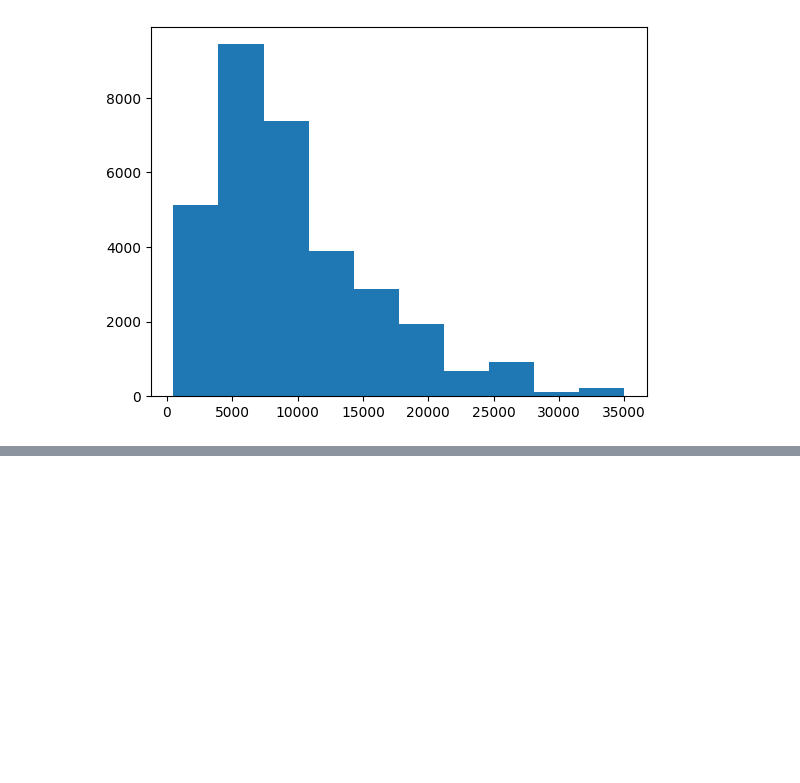
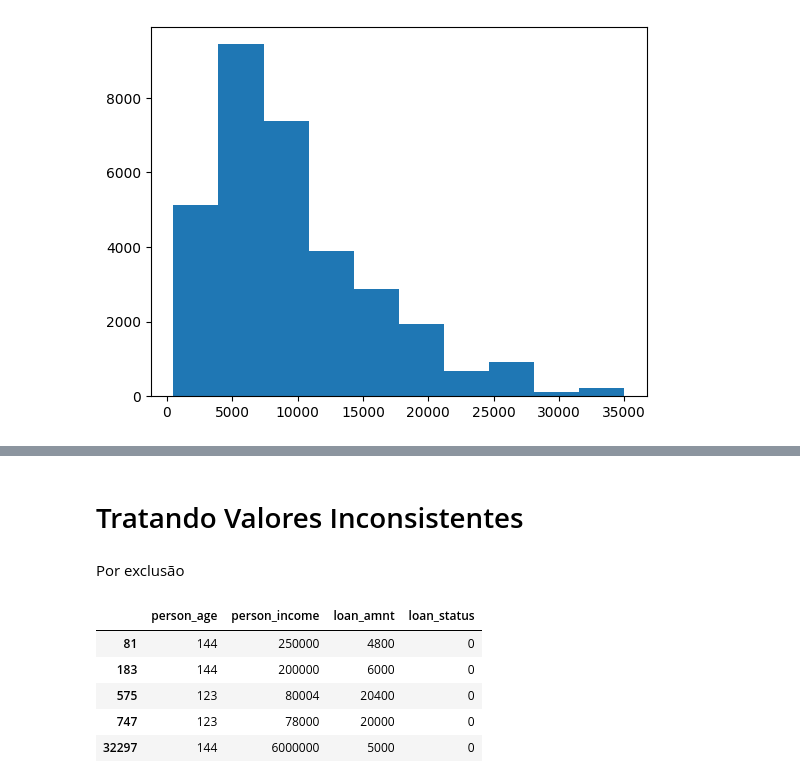
Before and after one commit to pzoliveira/DSFirstSteps, a Jupyter notebook: DSFirstSteps.ipynb, the cells around one changed output, grey strips where cells are left out. Drawn from its saved outputs; the diff is of its cells as text; code cells hidden in the pictures; blank space fills up the shorter version.

```diff
--- a/DSFirstSteps.ipynb
+++ b/DSFirstSteps.ipynb
@@ -112,3 +112,16 @@ grafico = px.scatter_matrix(base_credito, dimensions=(['person_age', 'person_inc
 grafico.show()
 # %% [output]
 [interactive output not drawn]
+# %% [markdown]
+# Tratando Valores Inconsistentes
+# %% [markdown]
+Por exclusão
+# %%
+base_credito[base_credito['person_age'] > 100]
+# %% [output]
+|  | person_age | person_income | loan_amnt | loan_status |
+| 81 | 144 | 250000 | 4800 | 0 |
+| 183 | 144 | 200000 | 6000 | 0 |
+| 575 | 123 | 80004 | 20400 | 0 |
+| 747 | 123 | 78000 | 20000 | 0 |
+| 32297 | 144 | 6000000 | 5000 | 0 |
```
Also changed, not shown: parts of 7 cells of this notebook.
